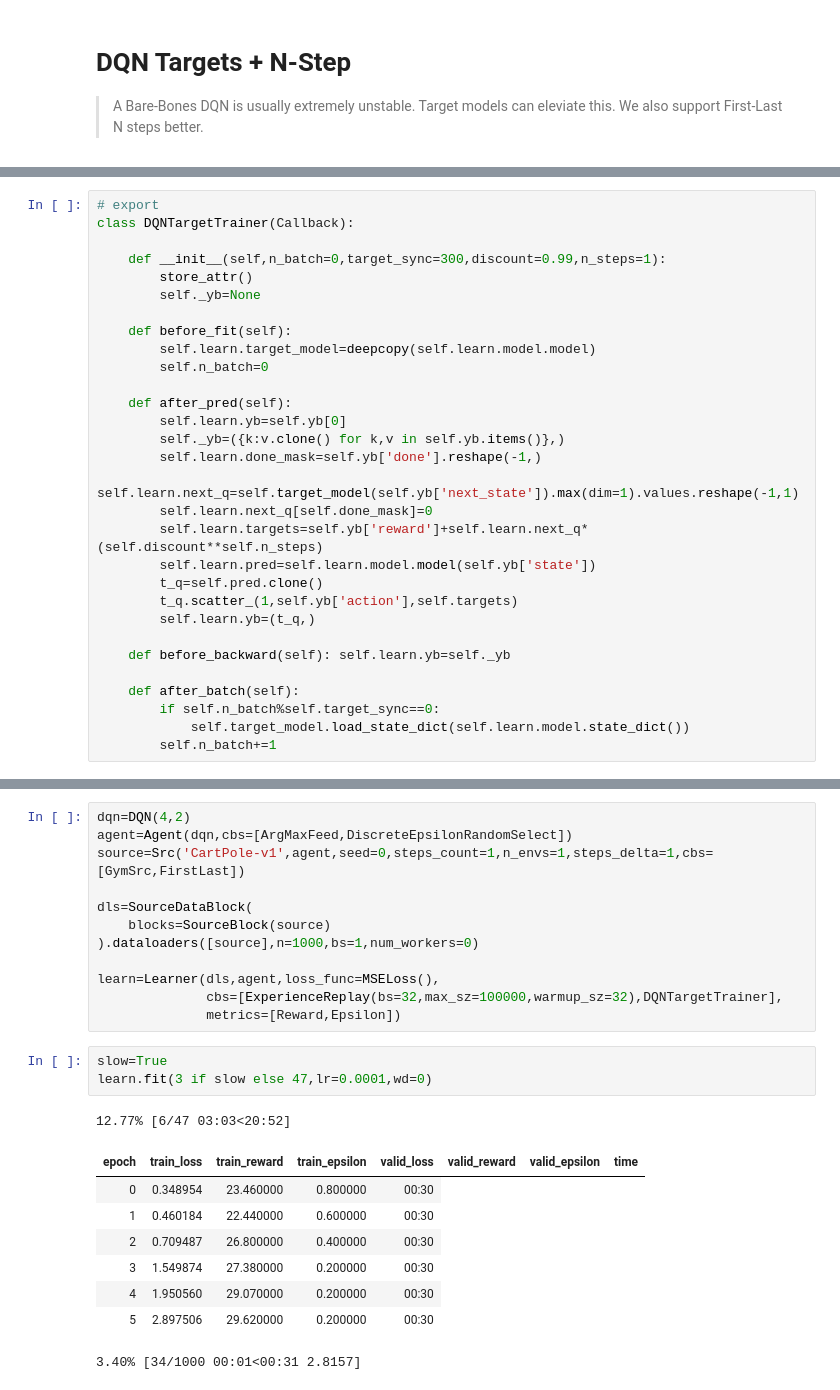
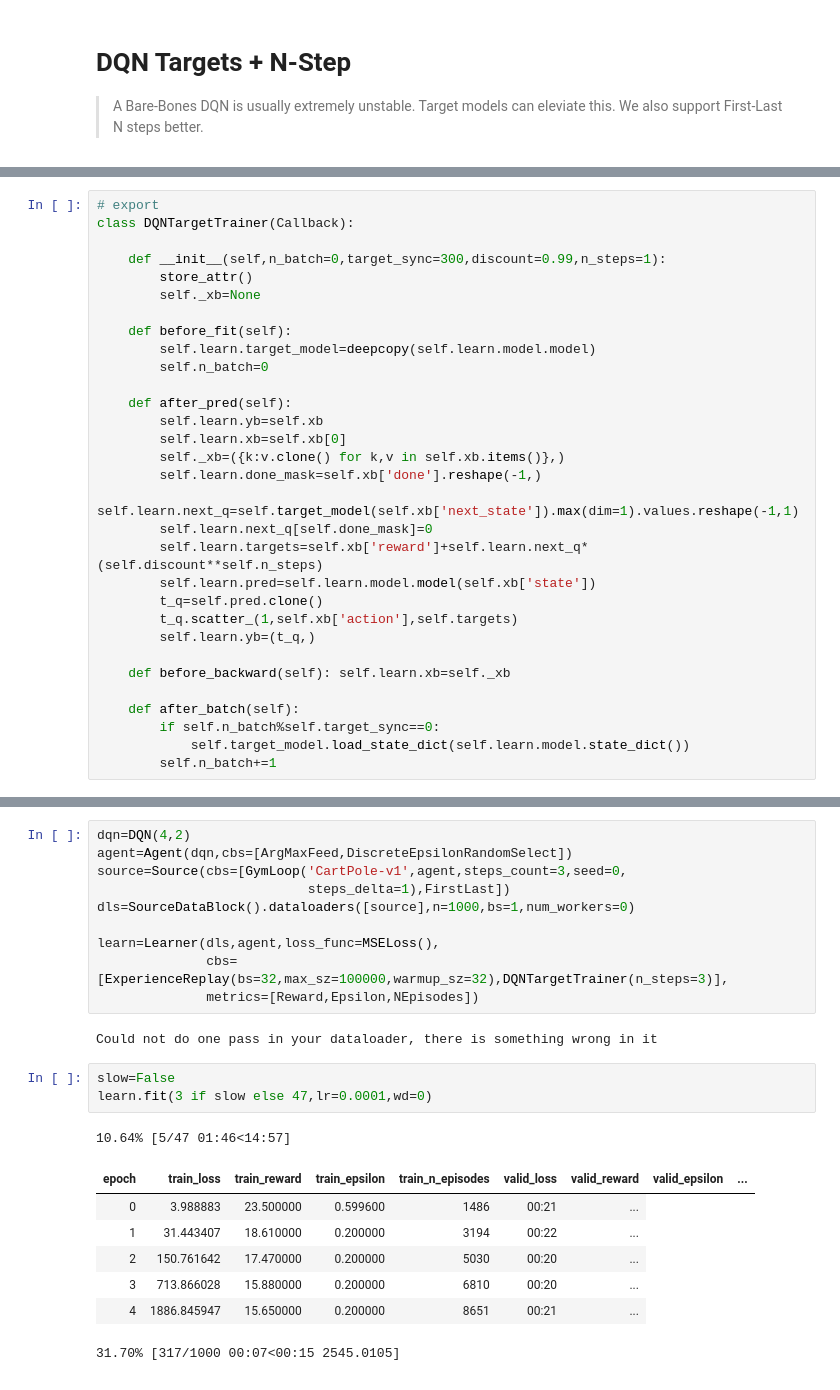
Before and after one commit to josiahls/fastrl, a Jupyter notebook: nbs/10b_agents.dqn.targets.ipynb, the cells around one changed output, grey strips where cells are left out. Drawn from its saved outputs; the diff is of its cells as text.

Commit message:
Added: - dqn target compat, and removed confusing docs. Target does not seem to converge, need to look into more.

```diff
--- a/nbs/10b_agents.dqn.targets.ipynb
+++ b/nbs/10b_agents.dqn.targets.ipynb
@@ -118,25 +53,26 @@ class DQNTargetTrainer(Callback):
 
     def __init__(self,n_batch=0,target_sync=300,discount=0.99,n_steps=1):
         store_attr()
-        self._yb=None
+        self._xb=None
 
     def before_fit(self):
         self.learn.target_model=deepcopy(self.learn.model.model)
         self.n_batch=0
 
     def after_pred(self):
-        self.learn.yb=self.yb[0]
-        self._yb=({k:v.clone() for k,v in self.yb.items()},)
-        self.learn.done_mask=self.yb['done'].reshape(-1,)
-        self.learn.next_q=self.target_model(self.yb['next_state']).max(dim=1).values.reshape(-1,1)
+        self.learn.yb=self.xb
+        self.learn.xb=self.xb[0]
+        self._xb=({k:v.clone() for k,v in self.xb.items()},)
+        self.learn.done_mask=self.xb['done'].reshape(-1,)
+        self.learn.next_q=self.target_model(self.xb['next_state']).max(dim=1).values.reshape(-1,1)
         self.learn.next_q[self.done_mask]=0
-        self.learn.targets=self.yb['reward']+self.learn.next_q*(self.discount**self.n_steps)
-        self.learn.pred=self.learn.model.model(self.yb['state'])
+        self.learn.targets=self.xb['reward']+self.learn.next_q*(self.discount**self.n_steps)
+        self.learn.pred=self.learn.model.model(self.xb['state'])
         t_q=self.pred.clone()
-        t_q.scatter_(1,self.yb['action'],self.targets)
+        t_q.scatter_(1,self.xb['action'],self.targets)
         self.learn.yb=(t_q,)
 
-    def before_backward(self): self.learn.yb=self._yb
+    def before_backward(self): self.learn.xb=self._xb
 
     def after_batch(self):
         if self.n_batch%self.target_sync==0:
@@ -145,28 +121,27 @@ class DQNTargetTrainer(Callback):
 # %%
 dqn=DQN(4,2)
 agent=Agent(dqn,cbs=[ArgMaxFeed,DiscreteEpsilonRandomSelect])
-source=Src('CartPole-v1',agent,seed=0,steps_count=1,n_envs=1,steps_delta=1,cbs=[GymSrc,FirstLast])
-
-dls=SourceDataBlock(
-    blocks=SourceBlock(source)
-).dataloaders([source],n=1000,bs=1,num_workers=0)
+source=Source(cbs=[GymLoop('CartPole-v1',agent,steps_count=3,seed=0,
+                           steps_delta=1),FirstLast])
+dls=SourceDataBlock().dataloaders([source],n=1000,bs=1,num_workers=0)
 
 learn=Learner(dls,agent,loss_func=MSELoss(),
-              cbs=[ExperienceReplay(bs=32,max_sz=100000,warmup_sz=32),DQNTargetTrainer],
-              metrics=[Reward,Epsilon])
+              cbs=[ExperienceReplay(bs=32,max_sz=100000,warmup_sz=32),DQNTargetTrainer(n_steps=3)],
+              metrics=[Reward,Epsilon,NEpisodes])
+# %% [output]
+Could not do one pass in your dataloader, there is something wrong in it
 # %%
-slow=True
+slow=False
 learn.fit(3 if slow else 47,lr=0.0001,wd=0)
 # %% [output]
-12.77% [6/47 03:03<20:52]
+10.64% [5/47 01:46<14:57]
-| epoch | train_loss | train_reward | train_epsilon | valid_loss | valid_reward | valid_epsilon | time |
-| 0 | 0.348954 | 23.460000 | 0.800000 | 00:30 |
-| 1 | 0.460184 | 22.440000 | 0.600000 | 00:30 |
-| 2 | 0.709487 | 26.800000 | 0.400000 | 00:30 |
-| 3 | 1.549874 | 27.380000 | 0.200000 | 00:30 |
-| 4 | 1.950560 | 29.070000 | 0.200000 | 00:30 |
-| 5 | 2.897506 | 29.620000 | 0.200000 | 00:30 |
+| epoch | train_loss | train_reward | train_epsilon | train_n_episodes | valid_loss | valid_reward | valid_epsilon | ... |
+| 0 | 3.988883 | 23.500000 | 0.599600 | 1486 | 00:21 | ... |
+| 1 | 31.443407 | 18.610000 | 0.200000 | 3194 | 00:22 | ... |
+| 2 | 150.761642 | 17.470000 | 0.200000 | 5030 | 00:20 | ... |
+| 3 | 713.866028 | 15.880000 | 0.200000 | 6810 | 00:20 | ... |
+| 4 | 1886.845947 | 15.650000 | 0.200000 | 8651 | 00:21 | ... |
-3.40% [34/1000 00:01<00:31 2.8157]
+31.70% [317/1000 00:07<00:15 2545.0105]
 KeyboardInterrupt:
 # %%
 # hide
```
Also changed, not shown: parts of 11 cells of this notebook, 6 other files.
